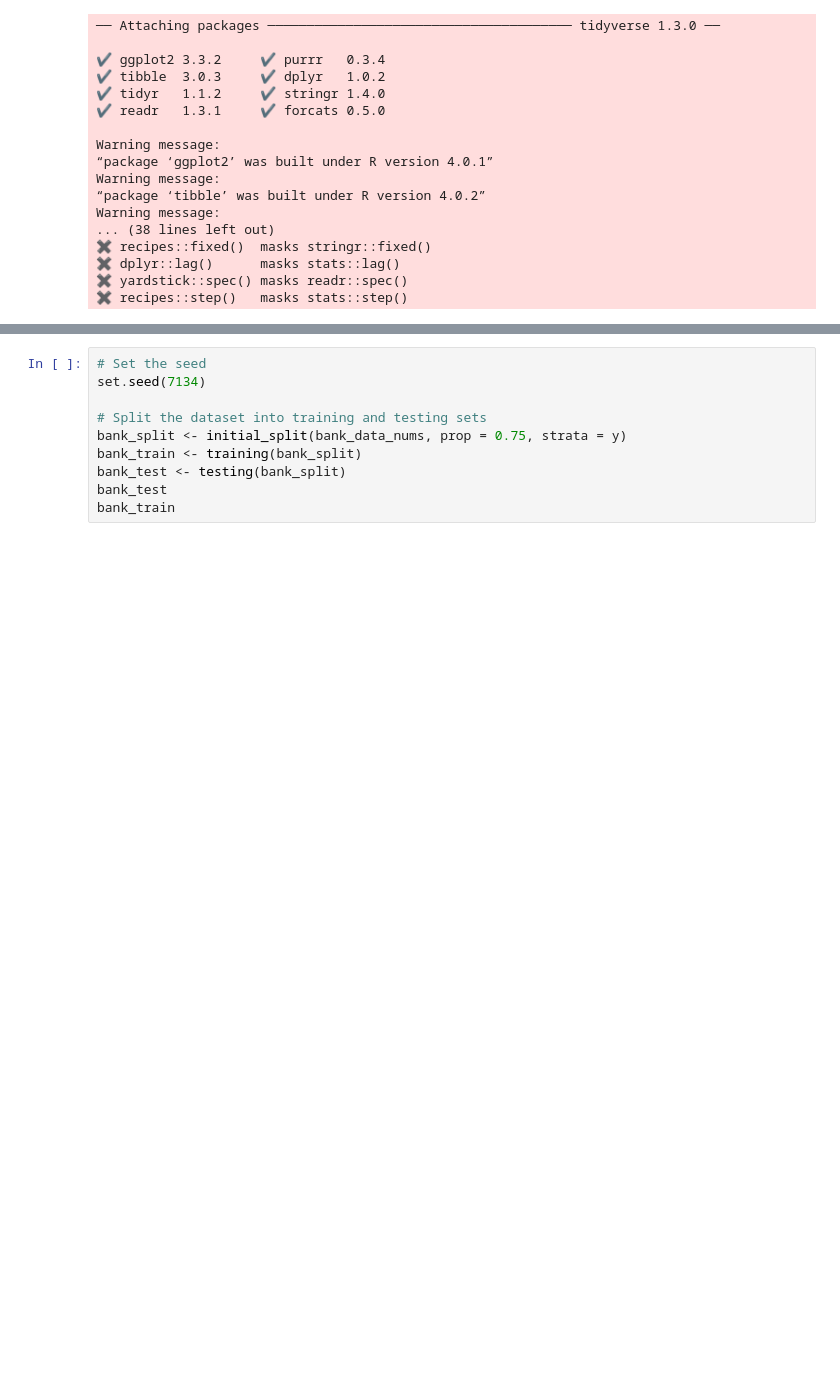
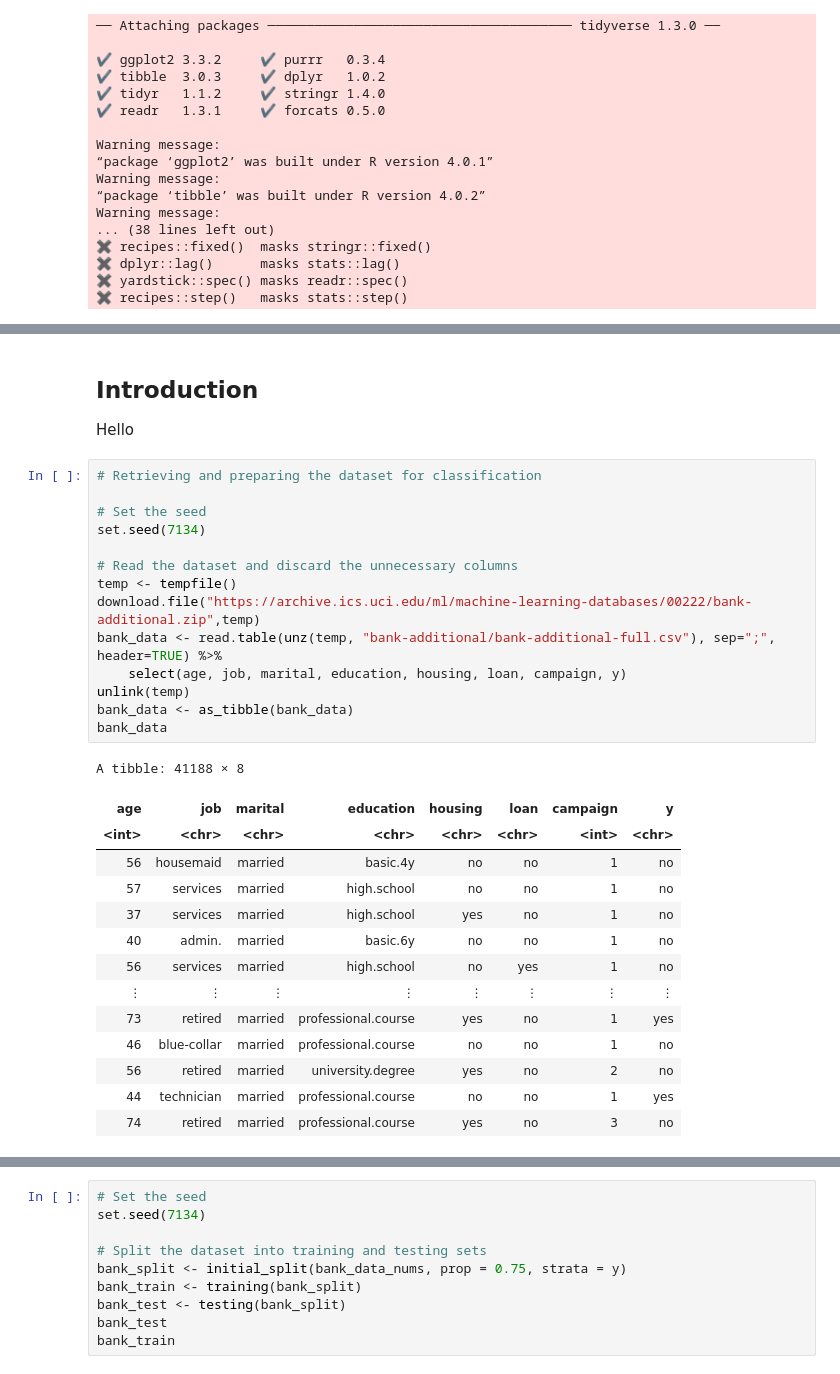
Before and after one commit to ArmaanKara/DSCI25Project, a Jupyter notebook: Final_Project.ipynb, the cells around one changed output, grey strips where cells are left out. Drawn from its saved outputs; the diff is of its cells as text; blank space fills up the shorter version.

```diff
--- a/Final_Project.ipynb
+++ b/Final_Project.ipynb
@@ -32 +30,34 @@ Great introduction, however it would have been a good idea to provide more backg
+# %% [markdown]
+<h2>Introduction</h2>
+
+Hello
+# %%
+# Retrieving and preparing the dataset for classification
+
+# Set the seed
+set.seed(7134)
+
+# Read the dataset and discard the unnecessary columns
+temp <- tempfile()
+download.file("https://archive.ics.uci.edu/ml/machine-learning-databases/00222/bank-additional.zip",temp)
+bank_data <- read.table(unz(temp, "bank-additional/bank-additional-full.csv"), sep=";", header=TRUE) %>%
+    select(age, job, marital, education, housing, loan, campaign, y)
+unlink(temp)
+bank_data <- as_tibble(bank_data)
+bank_data
+# %% [output]
+A tibble: 41188 × 8
+| age | job | marital | education | housing | loan | campaign | y |
+| <int> | <chr> | <chr> | <chr> | <chr> | <chr> | <int> | <chr> |
+| 56 | housemaid | married | basic.4y | no | no | 1 | no |
+| 57 | services | married | high.school | no | no | 1 | no |
+| 37 | services | married | high.school | yes | no | 1 | no |
+| 40 | admin. | married | basic.6y | no | no | 1 | no |
+| 56 | services | married | high.school | no | yes | 1 | no |
+| ⋮ | ⋮ | ⋮ | ⋮ | ⋮ | ⋮ | ⋮ | ⋮ |
+| 73 | retired | married | professional.course | yes | no | 1 | yes |
+| 46 | blue-collar | married | professional.course | no | no | 1 | no |
+| 56 | retired | married | university.degree | yes | no | 2 | no |
+| 44 | technician | married | professional.course | no | no | 1 | yes |
+| 74 | retired | married | professional.course | yes | no | 3 | no |
 # %%
```
Also changed, not shown: parts of 9 cells of this notebook.
